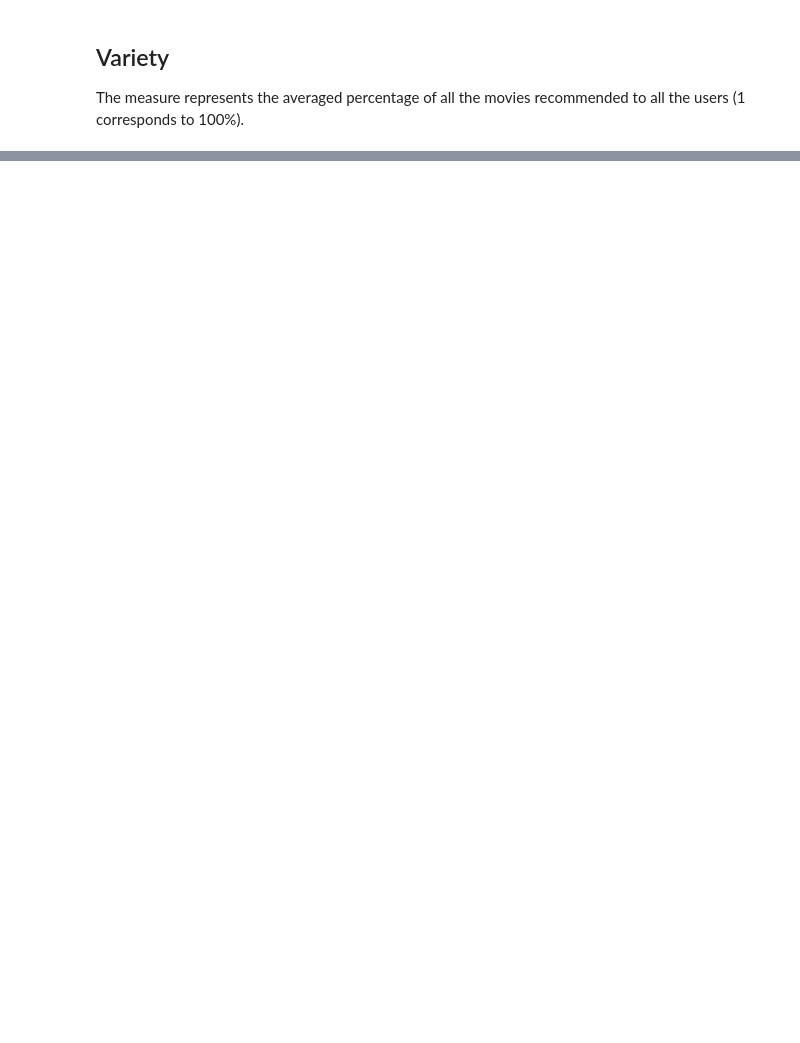
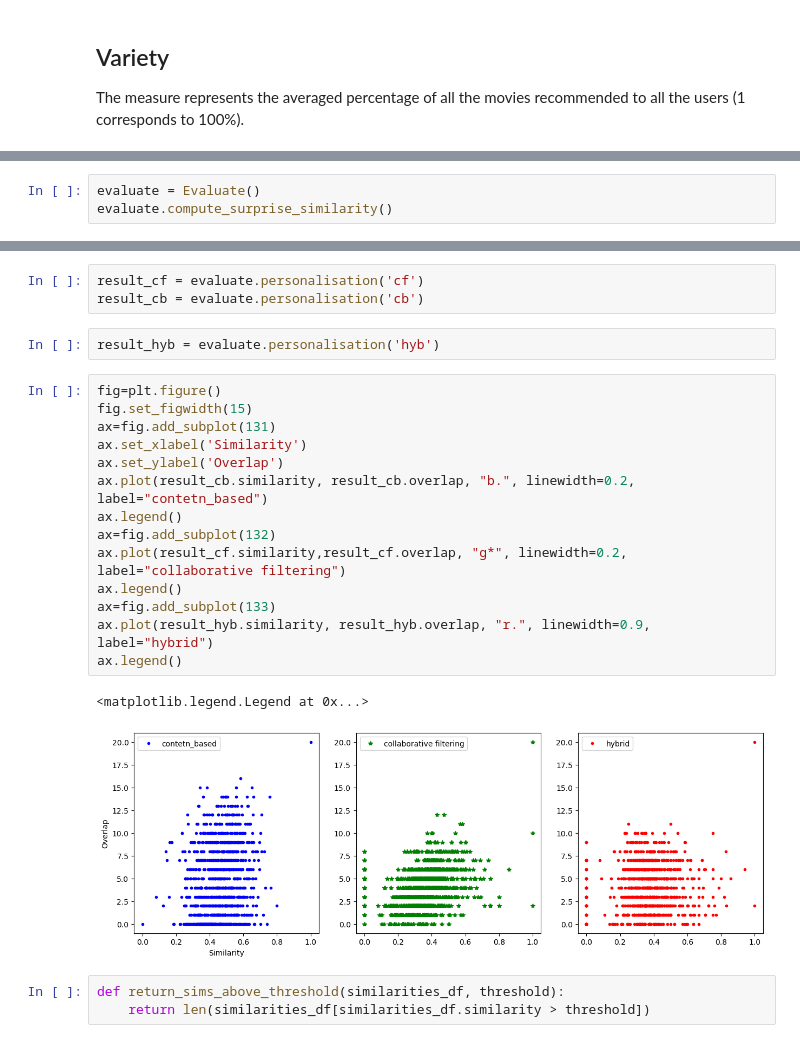
Before and after one commit to HamidSadEsf/movie_recommendation_ProjectCDS, a Jupyter notebook: main.ipynb, the cells around one changed output, grey strips where cells are left out. Drawn from its saved outputs; the diff is of its cells as text; blank space fills up the shorter version.

```diff
--- a/main.ipynb
+++ b/main.ipynb
@@ -221,3 +246,6 @@ Personalised system is expected to sugest differetn movies for dissimilar users.
 Mertic: overlap between suggestions for different users.
 
 Similarity is taken from various similarity matrices.
+# %%
+evaluate = Evaluate()
+evaluate.compute_surprise_similarity()
@@ -223,0 +267,25 @@ Similarity is taken from various similarity matrices.
+# %%
+result_cf = evaluate.personalisation('cf')
+result_cb = evaluate.personalisation('cb')
+# %%
+result_hyb = evaluate.personalisation('hyb')
+# %%
+fig=plt.figure()
+fig.set_figwidth(15)
+ax=fig.add_subplot(131)
+ax.set_xlabel('Similarity')
+ax.set_ylabel('Overlap')
+ax.plot(result_cb.similarity, result_cb.overlap, "b.", linewidth=0.2, label="contetn_based")
+ax.legend()
+ax=fig.add_subplot(132)
+ax.plot(result_cf.similarity,result_cf.overlap, "g*", linewidth=0.2, label="collaborative filtering")
+ax.legend()
+ax=fig.add_subplot(133)
+ax.plot(result_hyb.similarity, result_hyb.overlap, "r.", linewidth=0.9, label="hybrid")
+ax.legend()
+# %% [output]
+<matplotlib.legend.Legend at 0x...>
+[figure, added]
+# %%
+def return_sims_above_threshold(similarities_df, threshold):
+    return len(similarities_df[similarities_df.similarity > threshold])
```
Also changed, not shown: parts of 17 cells of this notebook, 9 other files.
